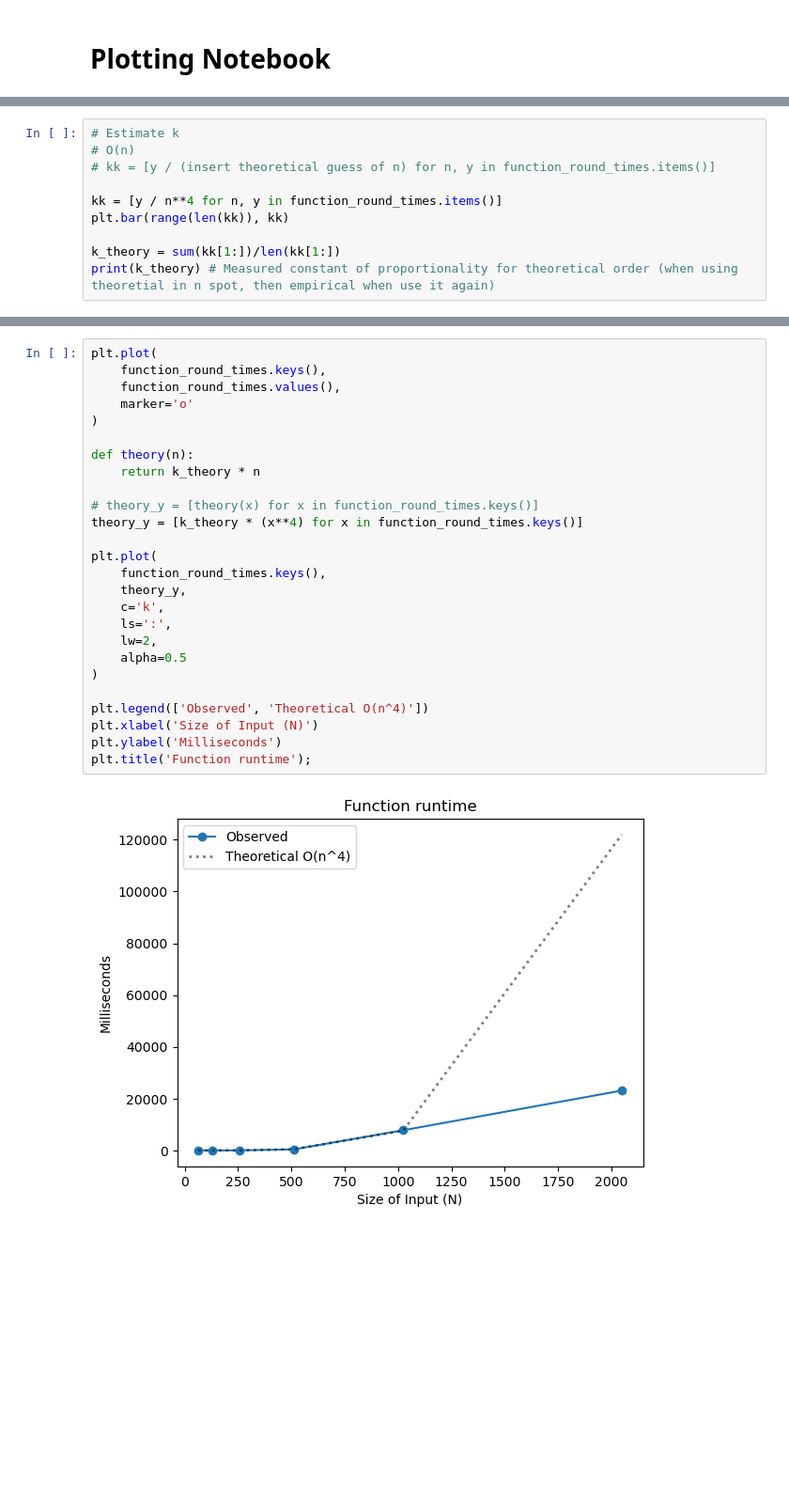
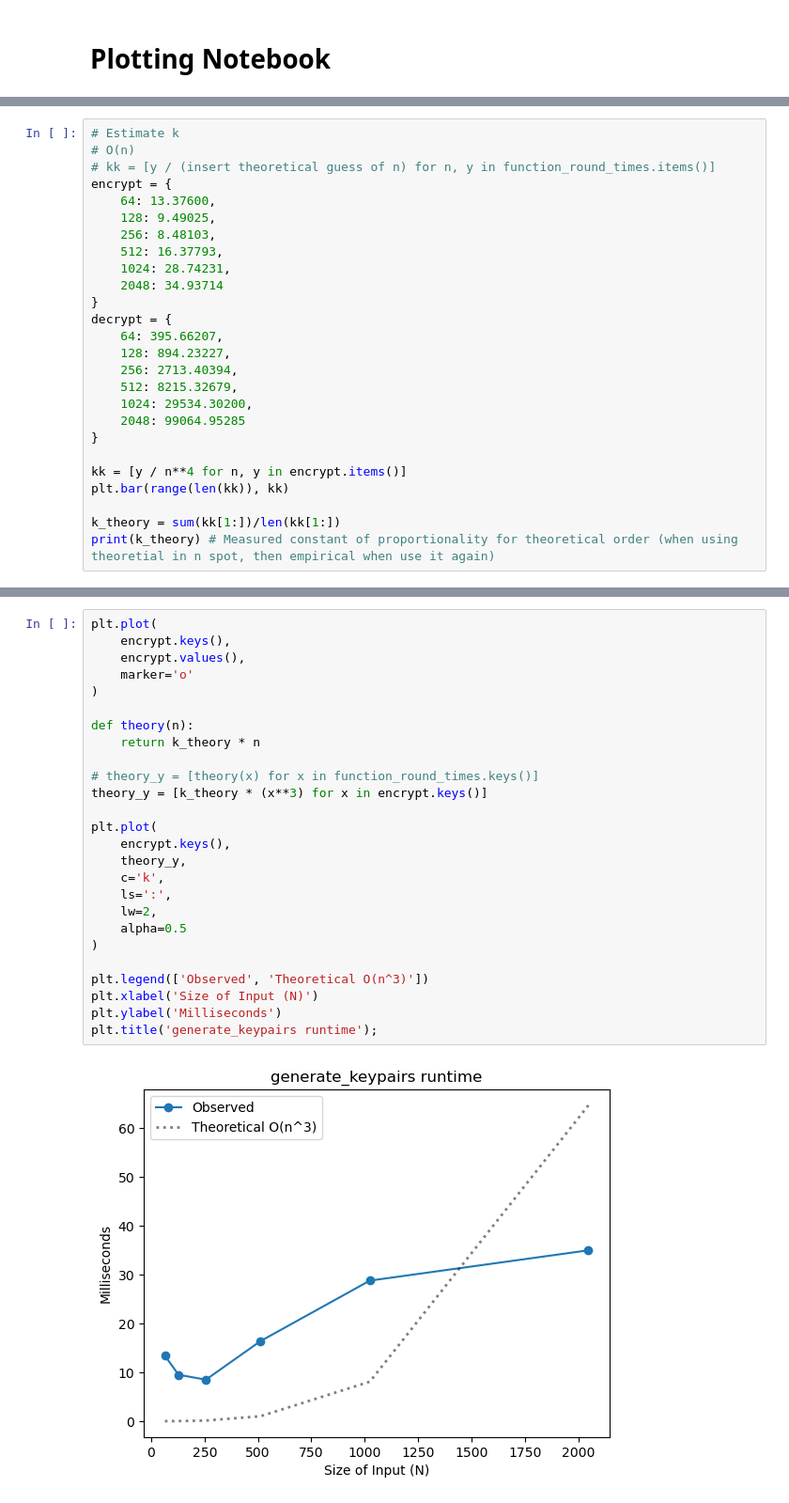
Before and after one commit to jakenef/project-rsa, a Jupyter notebook: analysis.ipynb, the cells around one changed output, grey strips where cells are left out. Shown: that part at 94% size. Drawn from its saved outputs; the diff is of its cells as text; blank space fills up the shorter version.

```diff
--- a/analysis.ipynb
+++ b/analysis.ipynb
@@ -28,8 +44,24 @@ print(function_round_times)
 # Estimate k
 # O(n)
 # kk = [y / (insert theoretical guess of n) for n, y in function_round_times.items()]
+encrypt = {
+    64: 13.37600,
+    128: 9.49025,
+    256: 8.48103,
+    512: 16.37793,
+    1024: 28.74231,
+    2048: 34.93714
+}
+decrypt = {
+    64: 395.66207,
+    128: 894.23227,
+    256: 2713.40394,
+    512: 8215.32679,
+    1024: 29534.30200,
+    2048: 99064.95285
+}
 
-kk = [y / n**4 for n, y in function_round_times.items()]
+kk = [y / n**4 for n, y in encrypt.items()]
 plt.bar(range(len(kk)), kk)
 
 k_theory = sum(kk[1:])/len(kk[1:])
@@ -40,31 +72,31 @@ print(k_theory) # Measured constant of proportionality for theoretical order (wh
 # %%
 plt.plot(
-    function_round_times.keys(),
-    function_round_times.values(),
+    encrypt.keys(),
+    encrypt.values(),
     marker='o'
 )
 
 def theory(n):
     return k_theory * n
 
 # theory_y = [theory(x) for x in function_round_times.keys()]
-theory_y = [k_theory * (x**4) for x in function_round_times.keys()]
+theory_y = [k_theory * (x**3) for x in encrypt.keys()]
 
 plt.plot(
-    function_round_times.keys(),
+    encrypt.keys(),
     theory_y,
     c='k',
     ls=':',
     lw=2,
     alpha=0.5
 )
 
-plt.legend(['Observed', 'Theoretical O(n^4)'])
+plt.legend(['Observed', 'Theoretical O(n^3)'])
 plt.xlabel('Size of Input (N)')
 plt.ylabel('Milliseconds')
-plt.title('Function runtime');
+plt.title('generate_keypairs runtime');
 # %% [output]
-[figure, old version]
+[figure, new version]
 # %%
 plt.plot(
     function_round_times.keys(),
```
Also changed, not shown: parts of 7 cells of this notebook, 21 other files.
